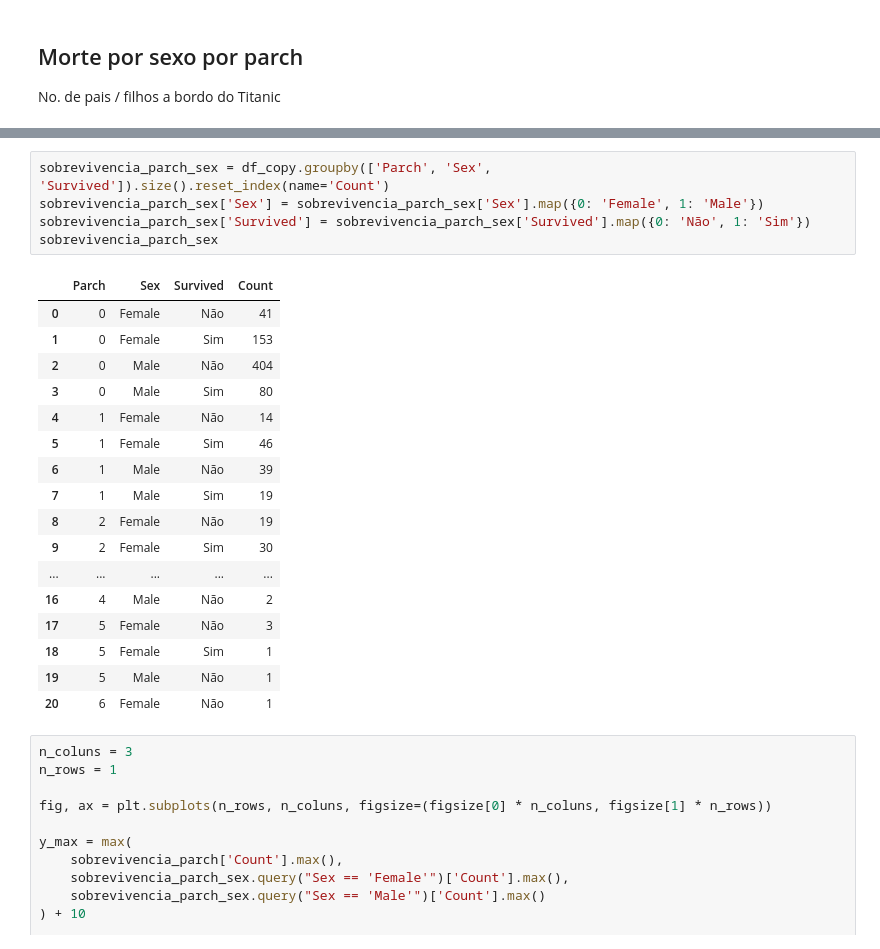
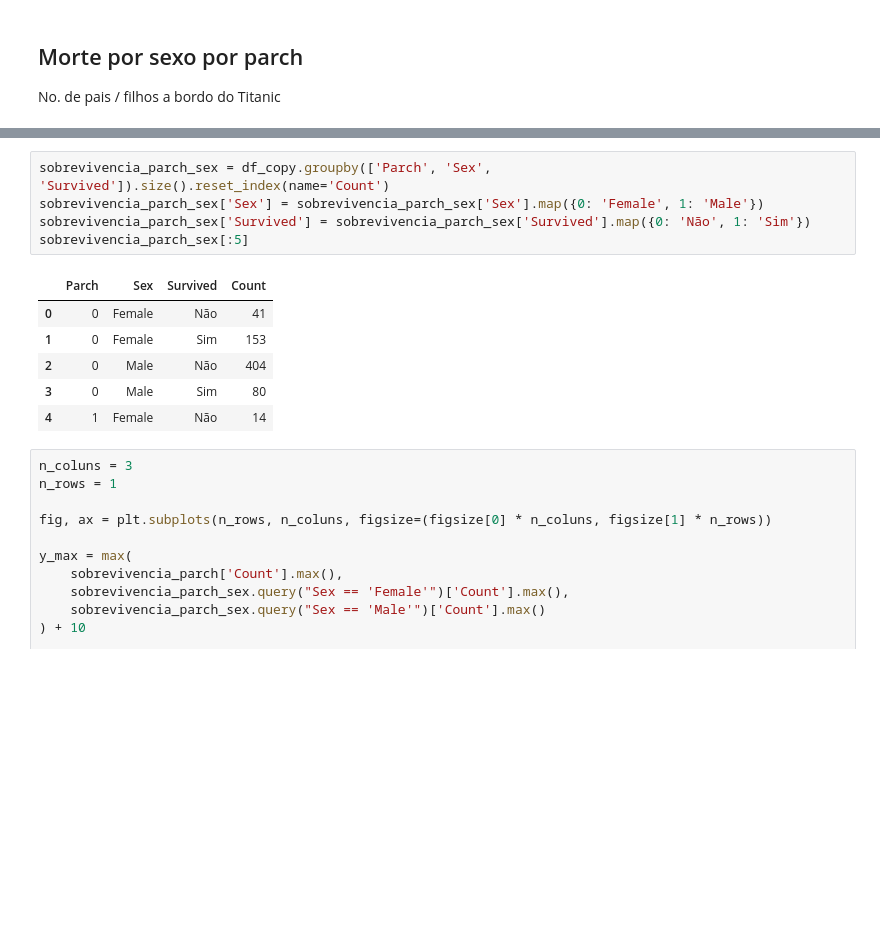
Before and after one commit to JonasCGN/Topicos_Especiais_Em_Computacao, a Jupyter notebook: 1_Trabalho/main_titanic.ipynb, the cells around one changed output, grey strips where cells are left out. Saved outputs shown, nothing was run; the diff lists cells and outputs as text; blank space fills up the shorter version.

```diff
--- a/1_Trabalho/main_titanic.ipynb
+++ b/1_Trabalho/main_titanic.ipynb
@@ -357,26 +345,15 @@ sobrevivencia_parch
 # %%
 sobrevivencia_parch_sex = df_copy.groupby(['Parch', 'Sex', 'Survived']).size().reset_index(name='Count')
 sobrevivencia_parch_sex['Sex'] = sobrevivencia_parch_sex['Sex'].map({0: 'Female', 1: 'Male'})
 sobrevivencia_parch_sex['Survived'] = sobrevivencia_parch_sex['Survived'].map({0: 'Não', 1: 'Sim'})
-sobrevivencia_parch_sex
+sobrevivencia_parch_sex[:5]
 # %% [output]
 |  | Parch | Sex | Survived | Count |
 | 0 | 0 | Female | Não | 41 |
 | 1 | 0 | Female | Sim | 153 |
 | 2 | 0 | Male | Não | 404 |
 | 3 | 0 | Male | Sim | 80 |
 | 4 | 1 | Female | Não | 14 |
-| 5 | 1 | Female | Sim | 46 |
-| 6 | 1 | Male | Não | 39 |
-| 7 | 1 | Male | Sim | 19 |
-| 8 | 2 | Female | Não | 19 |
-| 9 | 2 | Female | Sim | 30 |
-| ... | ... | ... | ... | ... |
-| 16 | 4 | Male | Não | 2 |
-| 17 | 5 | Female | Não | 3 |
-| 18 | 5 | Female | Sim | 1 |
-| 19 | 5 | Male | Não | 1 |
-| 20 | 6 | Female | Não | 1 |
 # %%
 n_coluns = 3
 n_rows = 1
```
Also changed, not shown: parts of 6 cells of this notebook.
